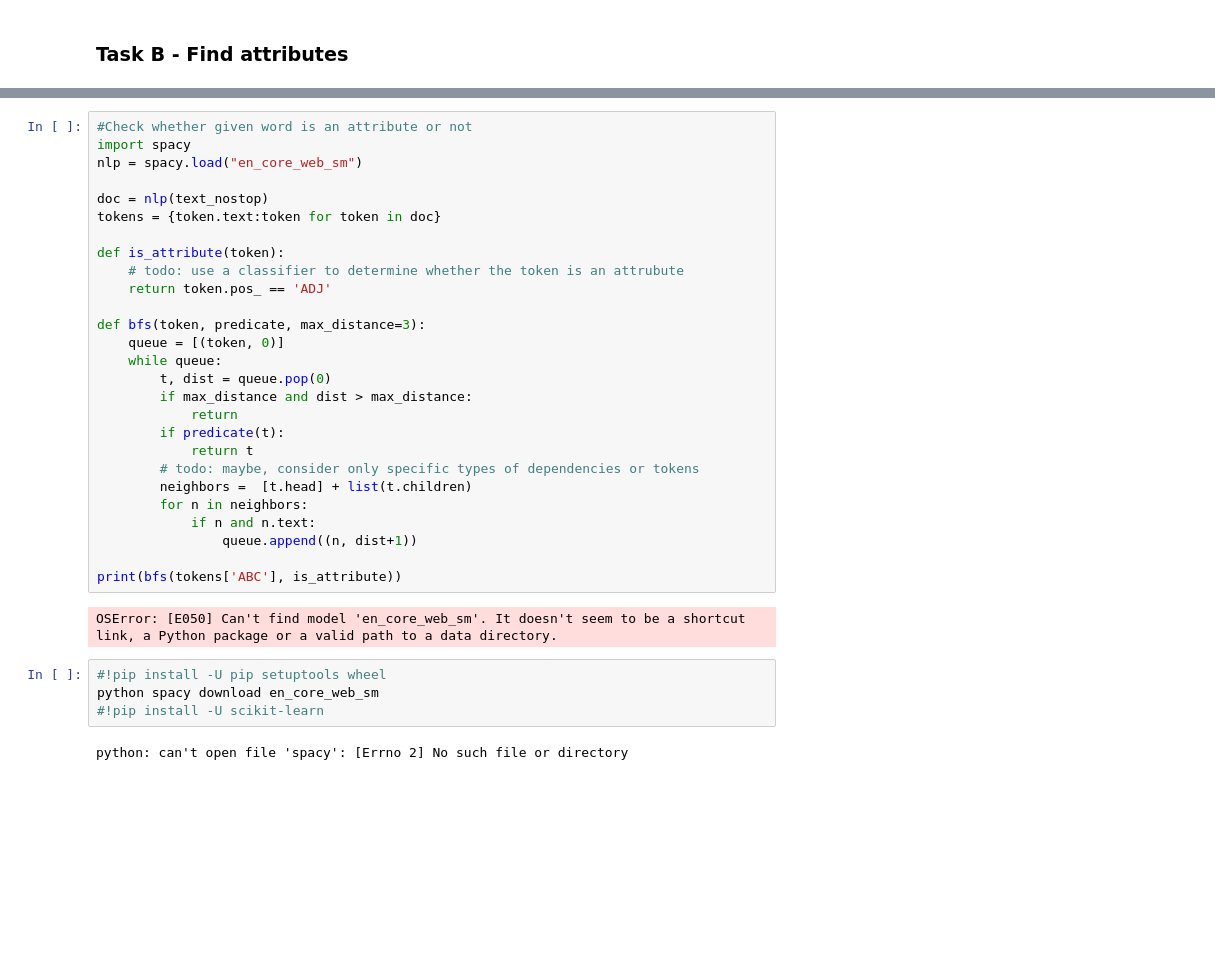
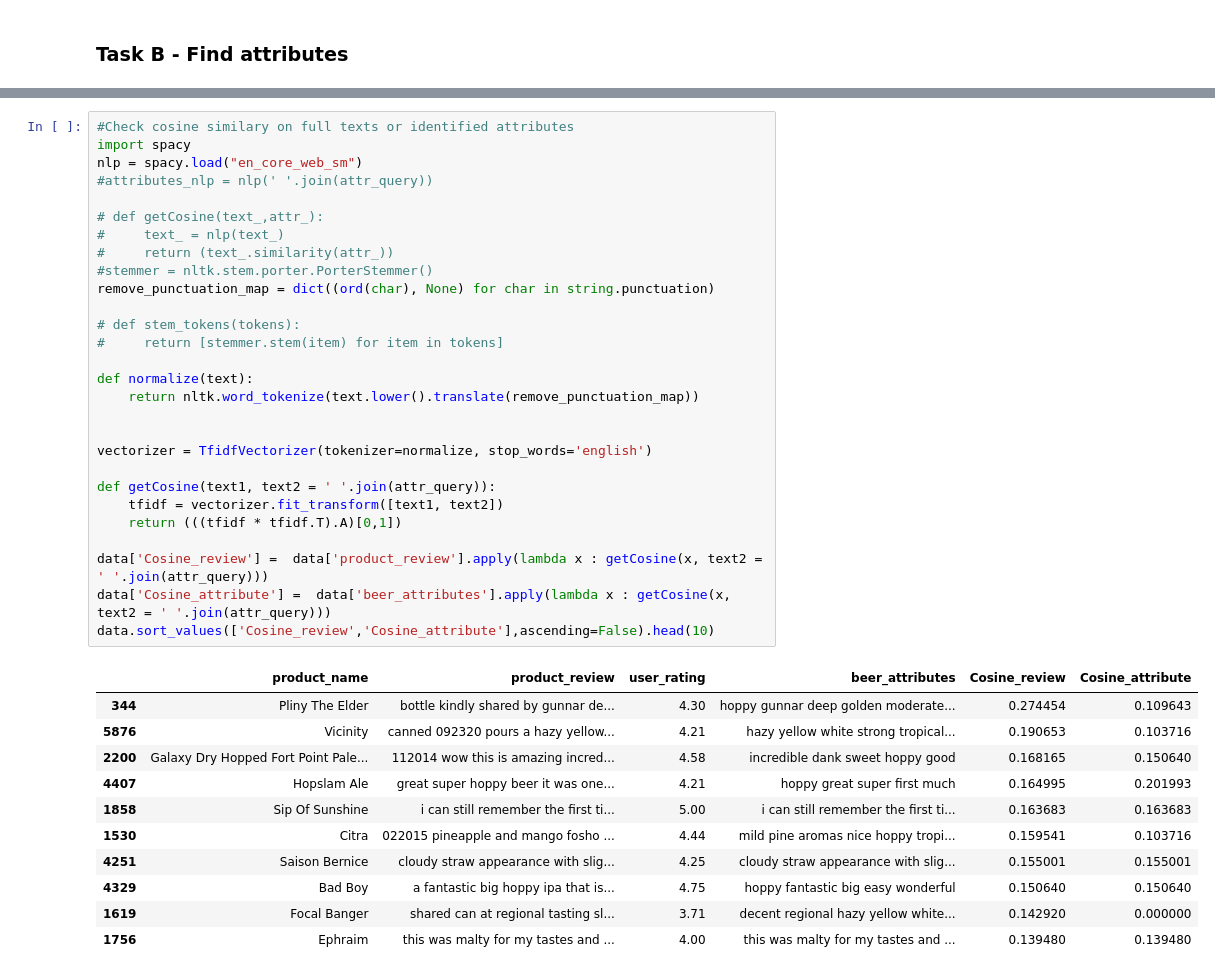
Before and after one commit to vicgpt/Unstructured-Data-Analytics, a Jupyter notebook: Assignment 2 - Beer review/Assignment 2 attempt abhi.ipynb, the cells around one changed output, grey strips where cells are left out. Drawn from its saved outputs; the diff is of its cells as text; blank space fills up the shorter version.

```diff
--- a/Assignment 2 - Beer review/Assignment 2 attempt abhi.ipynb
+++ b/Assignment 2 - Beer review/Assignment 2 attempt abhi.ipynb
@@ -79,35 +194,40 @@ print(filtered_word_freq)
 # %%
-#Check whether given word is an attribute or not
+#Check cosine similary on full texts or identified attributes
 import spacy
 nlp = spacy.load("en_core_web_sm")
+#attributes_nlp = nlp(' '.join(attr_query))
 
-doc = nlp(text_nostop)
-tokens = {token.text:token for token in doc}
+# def getCosine(text_,attr_):
+#     text_ = nlp(text_)
+#     return (text_.similarity(attr_))
+#stemmer = nltk.stem.porter.PorterStemmer()
+remove_punctuation_map = dict((ord(char), None) for char in string.punctuation)
 
-def is_attribute(token):
-    # todo: use a classifier to determine whether the token is an attrubute
-    return token.pos_ == 'ADJ'
+# def stem_tokens(tokens):
+#     return [stemmer.stem(item) for item in tokens]
 
-def bfs(token, predicate, max_distance=3):
-    queue = [(token, 0)]
-    while queue:
-        t, dist = queue.pop(0)
-        if max_distance and dist > max_distance:
-            return
-        if predicate(t):
-            return t
-        # todo: maybe, consider only specific types of dependencies or tokens
-        neighbors =  [t.head] + list(t.children)
-        for n in neighbors:
-            if n and n.text:
-                queue.append((n, dist+1))
+def normalize(text):
+    return nltk.word_tokenize(text.lower().translate(remove_punctuation_map))
 
-print(bfs(tokens['ABC'], is_attribute))
+
+vectorizer = TfidfVectorizer(tokenizer=normalize, stop_words='english')
+
+def getCosine(text1, text2 = ' '.join(attr_query)):
+    tfidf = vectorizer.fit_transform([text1, text2])
+    return (((tfidf * tfidf.T).A)[0,1])
+
+data['Cosine_review'] =  data['product_review'].apply(lambda x : getCosine(x, text2 = ' '.join(attr_query)))
+data['Cosine_attribute'] =  data['beer_attributes'].apply(lambda x : getCosine(x, text2 = ' '.join(attr_query)))
+data.sort_values(['Cosine_review','Cosine_attribute'],ascending=False).head(10)
 # %% [output]
-OSError: [E050] Can't find model 'en_core_web_sm'. It doesn't seem to be a shortcut link, a Python package or a valid path to a data directory.
+|  | product_name | product_review | user_rating | beer_attributes | Cosine_review | Cosine_attribute |
+| 344 | Pliny The Elder | bottle kindly shared by gunnar de... | 4.30 | hoppy gunnar deep golden moderate... | 0.274454 | 0.109643 |
+| 5876 | Vicinity | canned 092320 pours a hazy yellow... | 4.21 | hazy yellow white strong tropical... | 0.190653 | 0.103716 |
+| 2200 | Galaxy Dry Hopped Fort Point Pale... | 112014 wow this is amazing incred... | 4.58 | incredible dank sweet hoppy good | 0.168165 | 0.150640 |
+| 4407 | Hopslam Ale | great super hoppy beer it was one... | 4.21 | hoppy great super first much | 0.164995 | 0.201993 |
+| 1858 | Sip Of Sunshine | i can still remember the first ti... | 5.00 | i can still remember the first ti... | 0.163683 | 0.163683 |
+| 1530 | Citra | 022015 pineapple and mango fosho ... | 4.44 | mild pine aromas nice hoppy tropi... | 0.159541 | 0.103716 |
+| 4251 | Saison Bernice | cloudy straw appearance with slig... | 4.25 | cloudy straw appearance with slig... | 0.155001 | 0.155001 |
+| 4329 | Bad Boy | a fantastic big hoppy ipa that is... | 4.75 | hoppy fantastic big easy wonderful | 0.150640 | 0.150640 |
+| 1619 | Focal Banger | shared can at regional tasting sl... | 3.71 | decent regional hazy yellow white... | 0.142920 | 0.000000 |
+| 1756 | Ephraim | this was malty for my tastes and ... | 4.00 | this was malty for my tastes and ... | 0.139480 | 0.139480 |
-# %%
-#!pip install -U pip setuptools wheel
-python spacy download en_core_web_sm
-#!pip install -U scikit-learn
-# %% [output]
-python: can't open file 'spacy': [Errno 2] No such file or directory
```
Also changed, not shown: parts of 22 cells of this notebook, 1 other file.
